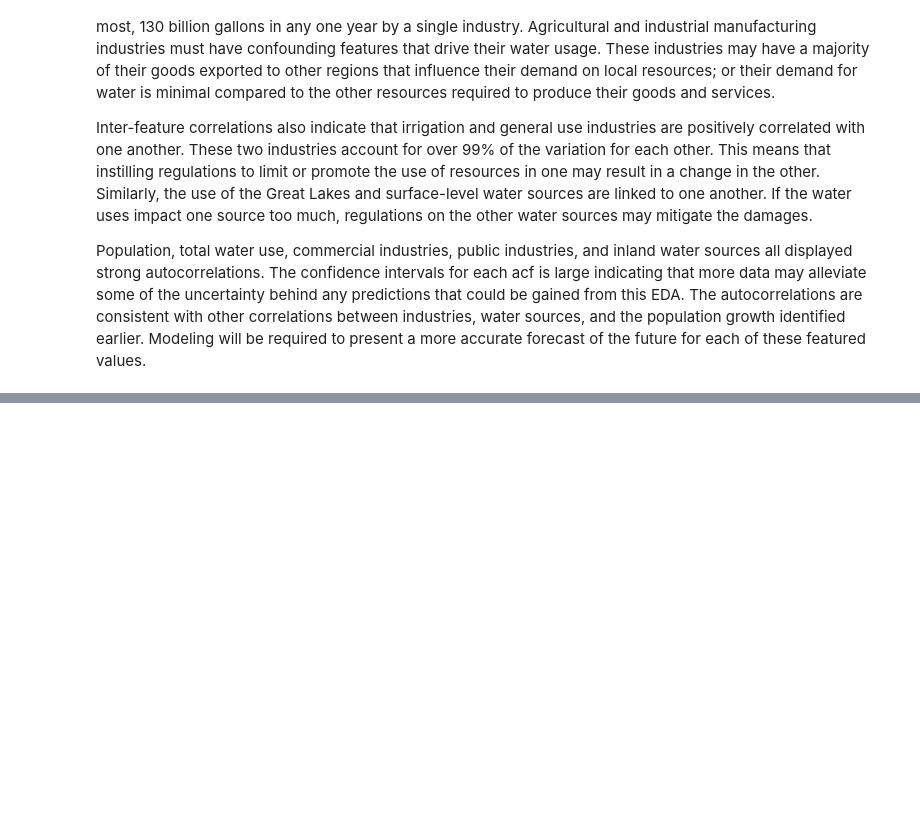
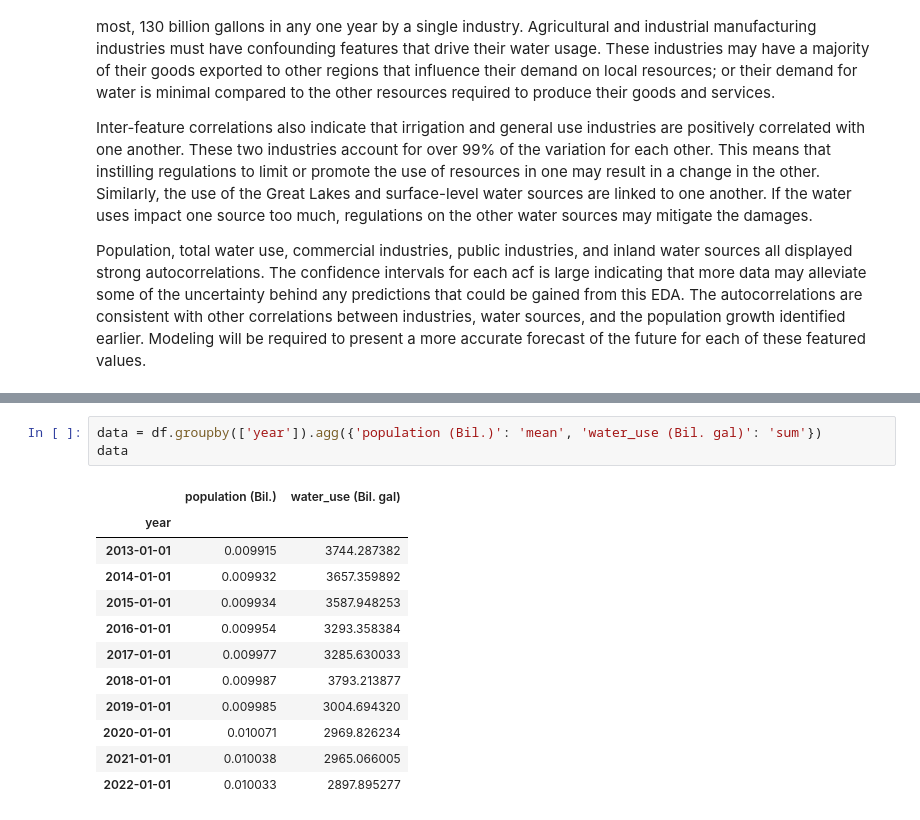
Before and after one commit to jpjavier23/michigan_water_use, a Jupyter notebook: michigan_water_use.ipynb, the cells around one changed output, grey strips where cells are left out. Drawn from its saved outputs; the diff is of its cells as text; blank space fills up the shorter version.

```diff
--- a/michigan_water_use.ipynb
+++ b/michigan_water_use.ipynb
@@ -1064,0 +1105,16 @@ Population, total water use, commercial industries, public industries, and inlan
+# %%
+data = df.groupby(['year']).agg({'population (Bil.)': 'mean', 'water_use (Bil. gal)': 'sum'})
+data
+# %% [output]
+|  | population (Bil.) | water_use (Bil. gal) |
+| year |  |  |
+| 2013-01-01 | 0.009915 | 3744.287382 |
+| 2014-01-01 | 0.009932 | 3657.359892 |
+| 2015-01-01 | 0.009934 | 3587.948253 |
+| 2016-01-01 | 0.009954 | 3293.358384 |
+| 2017-01-01 | 0.009977 | 3285.630033 |
+| 2018-01-01 | 0.009987 | 3793.213877 |
+| 2019-01-01 | 0.009985 | 3004.694320 |
+| 2020-01-01 | 0.010071 | 2969.826234 |
+| 2021-01-01 | 0.010038 | 2965.066005 |
+| 2022-01-01 | 0.010033 | 2897.895277 |
```
Also changed, not shown: parts of 24 cells of this notebook.
